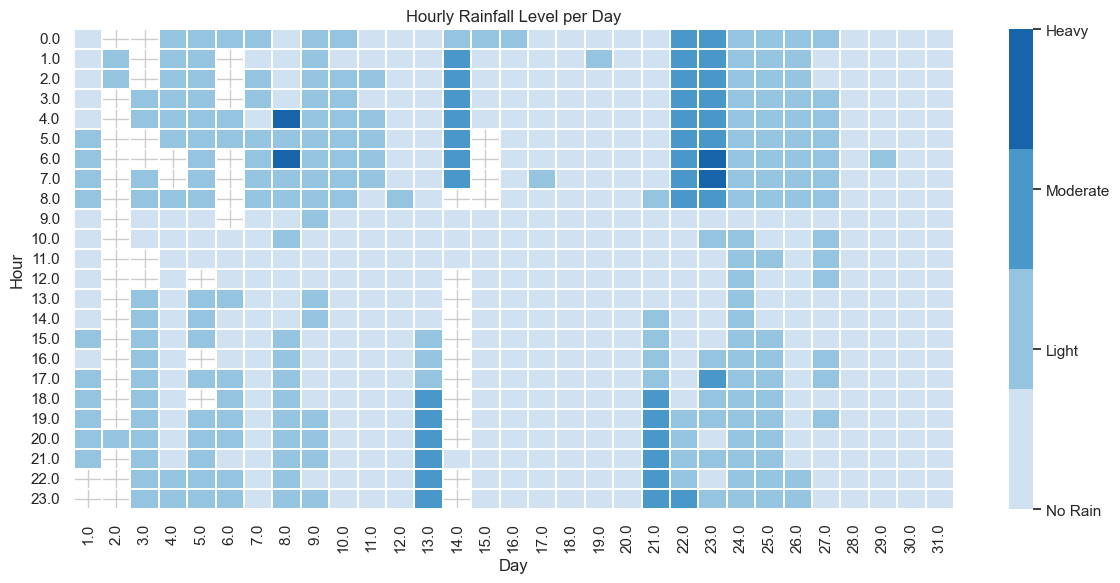
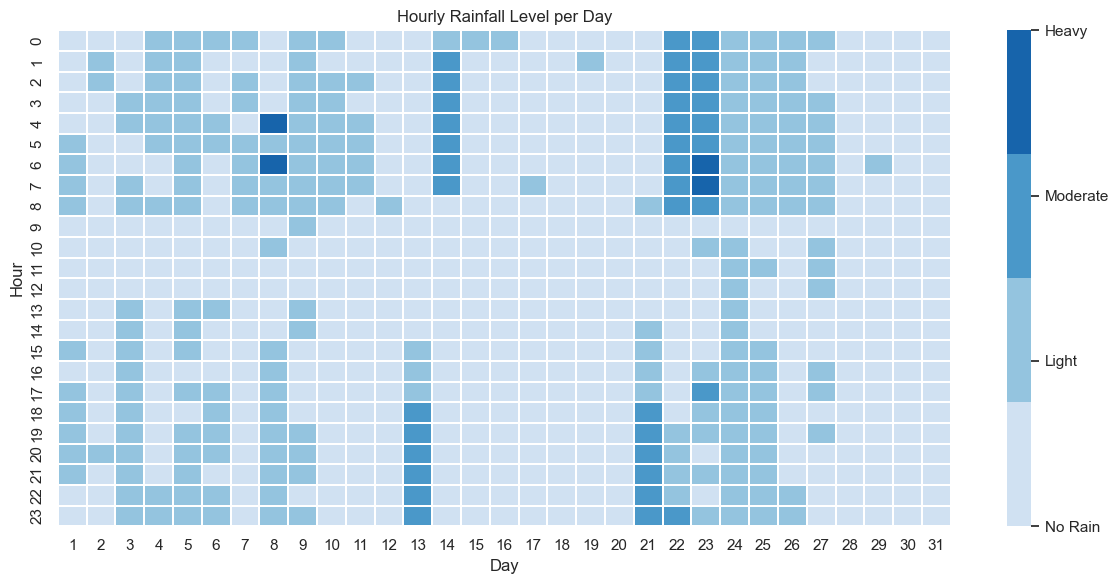
Code edit (unified diff) that turned the first committed figure into the second:
--- before
+++ after
@@ -2,7 +2,4 @@
 
 order = ["No Rain", "Light", "Moderate", "Heavy"]
-
-# ensure hour exists
-future_results["Hour"] 
 
 # create pivot with most frequent rainfall level per (day, hour)
@@ -11,6 +8,12 @@
     columns="Day",
     values="Predicted_Rainfall_Level",
-    aggfunc=lambda x: x.mode()[0] if not x.mode().empty else "No Rain"
+    aggfunc=lambda x: x.mode().iloc[0] if not x.mode().empty else "No Rain"
 )
+
+# reindex to full 24 hours and 31 days
+pivot = pivot.reindex(index=range(24), columns=range(1, 32))
+
+# fill missing cells so they don't appear white
+pivot = pivot.fillna("No Rain")
 
 # map categories to numbers
@@ -18,10 +21,9 @@
 pivot_mapped = pivot.replace(mapping)
 
-# custom colours (same vibe as yours)
+# colours
 cmap = sns.color_palette("Blues", n_colors=len(order))
 
-plt.figure(figsize=(12,6))
-
-sns.heatmap(
+plt.figure(figsize=(12, 6))
+ax = sns.heatmap(
     pivot_mapped,
     cmap=cmap,
@@ -31,5 +33,5 @@
 
 # fix colorbar labels
-colorbar = plt.gca().collections[0].colorbar
+colorbar = ax.collections[0].colorbar
 colorbar.set_ticks(range(len(order)))
 colorbar.set_ticklabels(order)
@@ -38,5 +40,4 @@
 plt.xlabel("Day")
 plt.ylabel("Hour")
-
 plt.tight_layout()
 plt.show()

Commit: Modelling